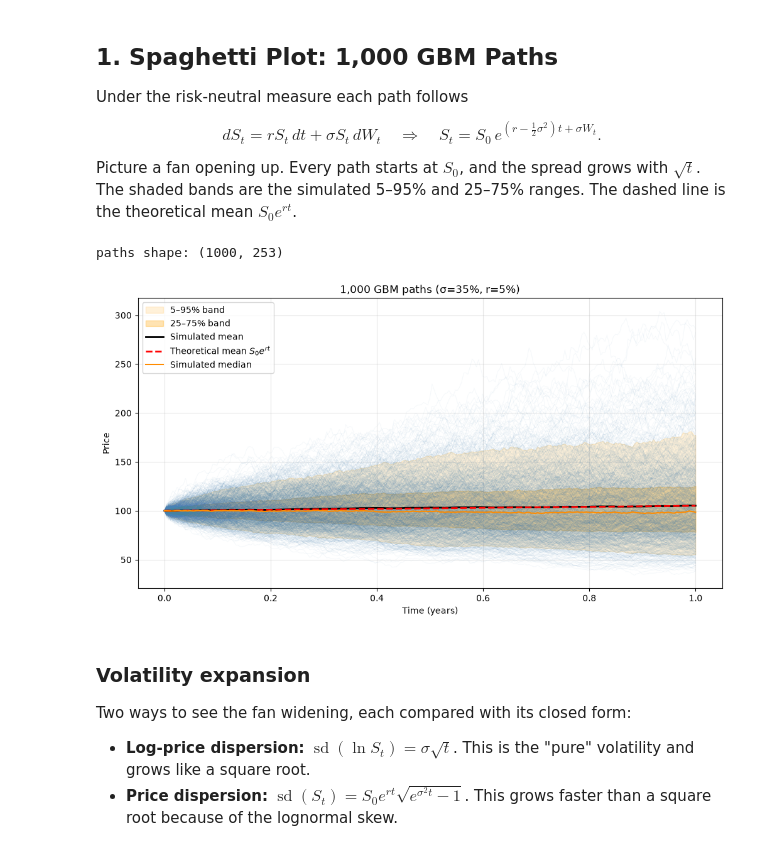
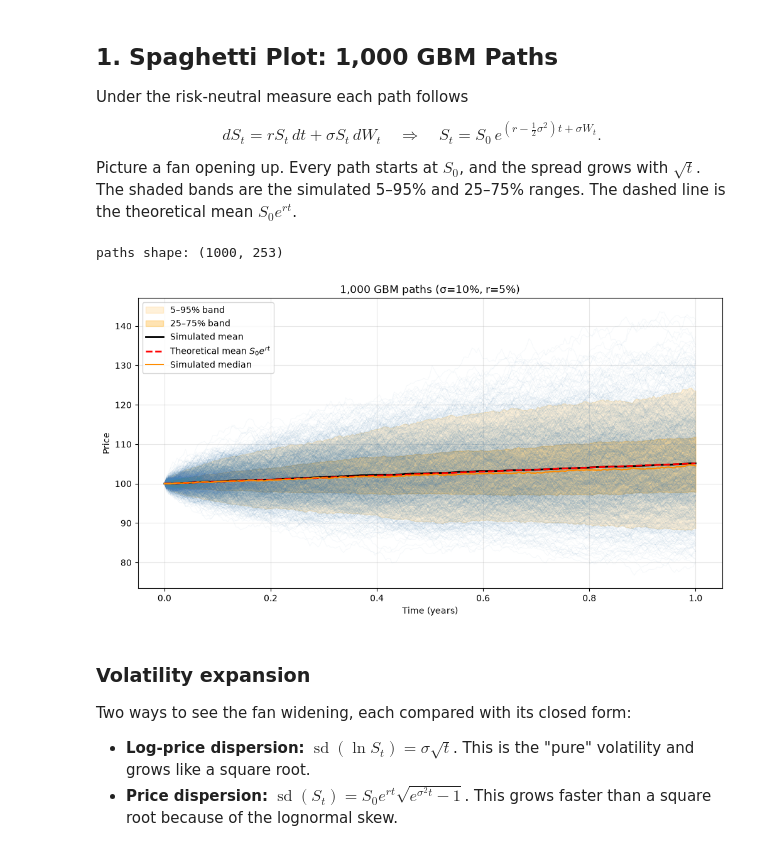
Before and after one commit to min-chipchip/monte-carlo-pricing, a Jupyter notebook: notebooks/Simulation_Analysis.ipynb, the cells around one changed output. Cells and saved outputs as stored; diff of their text form; code cells hidden in the pictures.

```diff
--- a/notebooks/Simulation_Analysis.ipynb
+++ b/notebooks/Simulation_Analysis.ipynb
@@ -46,7 +55,7 @@ $S_0$ from the spot price, $\sigma$ from historical or implied volatility, and $
 # %%
 S0 = 100.0        # spot price
 r = 0.05          # annual risk-free rate
-sigma = 0.35      # annual volatility
+sigma = 0.1     # annual volatility
 T = 1.0           # horizon in years
 N_STEPS = 252     # one step per trading day
 SEED = 42
@@ -67,22 +76,11 @@ The shaded bands are the simulated 5–95% and 25–75% ranges. The dashed line
 # %%
 paths = simulate_gbm_paths(S0, r, sigma, T, N_STEPS, N_PATHS_SPAGHETTI, rng=np.random.default_rng(SEED))
 print("paths shape:", paths.shape)  # (n_paths, n_steps + 1)
 
-p05, p25, p50, p75, p95 = np.percentile(paths, [5, 25, 50, 75, 95], axis=0)
-
-fig, ax = plt.subplots(figsize=(12, 6))
-ax.plot(time_grid, paths.T, color="steelblue", alpha=0.06, linewidth=0.6)
-ax.fill_between(time_grid, p05, p95, color="orange", alpha=0.15, label="5–95% band")
-ax.fill_between(time_grid, p25, p75, color="orange", alpha=0.30, label="25–75% band")
-ax.plot(time_grid, paths.mean(axis=0), color="black", linewidth=2, label="Simulated mean")
-ax.plot(time_grid, S0 * np.exp(r * time_grid), "r--", linewidth=2, label=r"Theoretical mean $S_0e^{rt}$")
-ax.plot(time_grid, p50, color="darkorange", linewidth=1.5, label="Simulated median")
-ax.set(xlabel="Time (years)", ylabel="Price", title=f"{N_PATHS_SPAGHETTI:,} GBM paths (σ={sigma:.0%}, r={r:.0%})")
-ax.legend(loc="upper left")
-plt.show()
+fig = plot_spaghetti(paths, time_grid, S0, r, sigma)
 # %% [output]
 paths shape: (1000, 253)
-[figure, old version]
+[figure, new version]
 # %% [markdown]
 ### Volatility expansion
 
```
Also changed, not shown: parts of 19 cells of this notebook, 10 other files.
